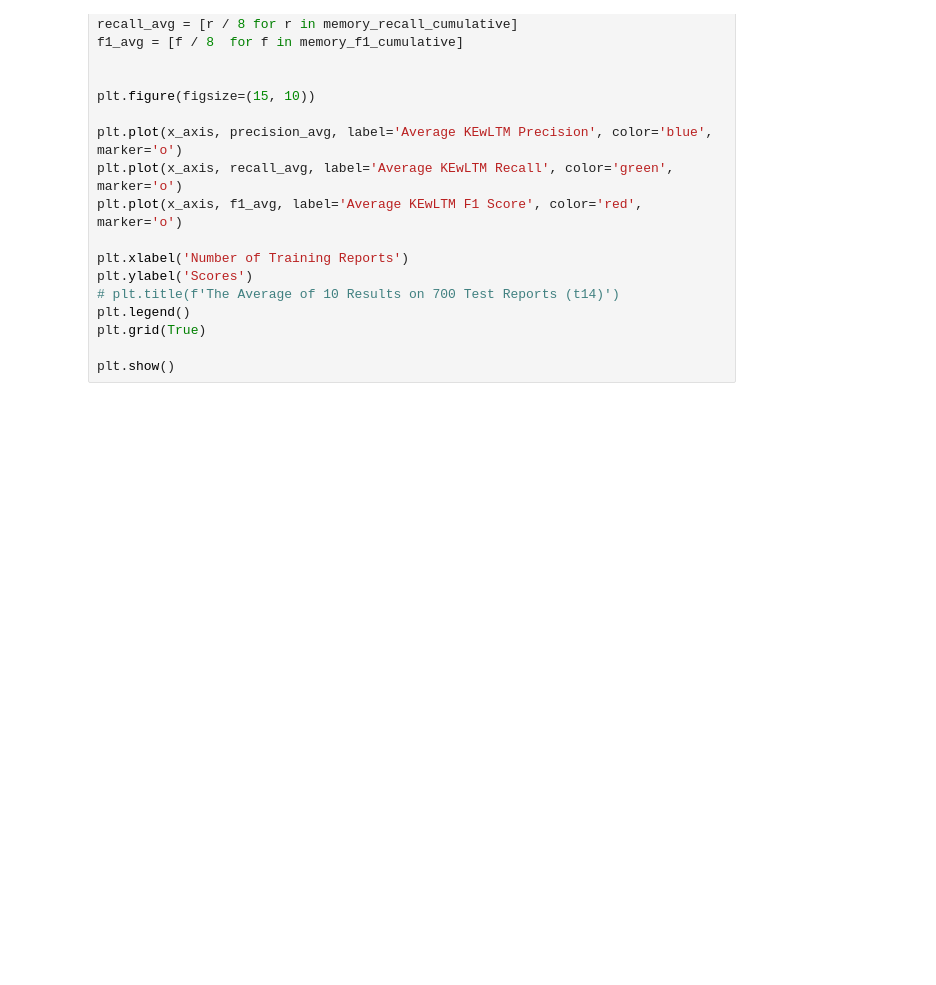
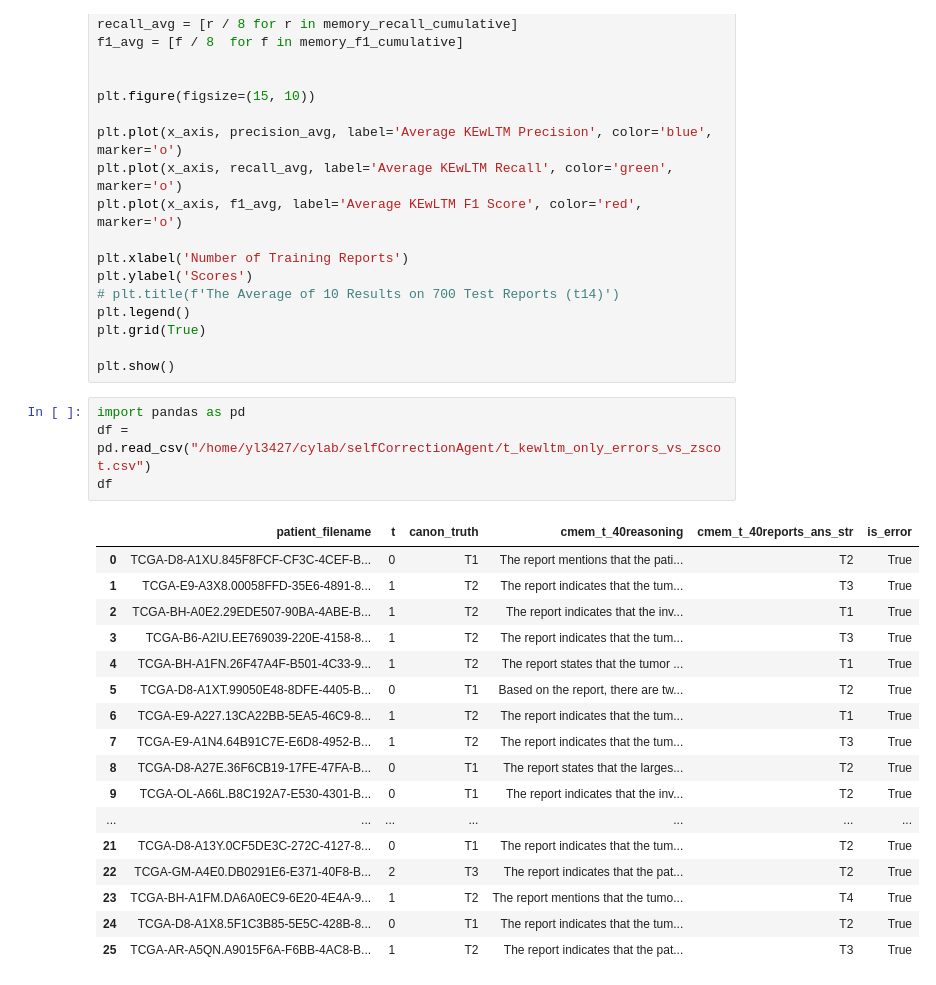
Before and after one commit to CYang-CCI-Lab/selfCorrectionAgent, a Jupyter notebook: final_eval.ipynb, the cells around one changed output. Cells and saved outputs as stored; diff of their text form; blank space fills up the shorter version.

```diff
--- a/final_eval.ipynb
+++ b/final_eval.ipynb
@@ -1368,3 +852,25 @@ plt.legend()
 plt.grid(True)
 
 plt.show()
+# %%
+import pandas as pd
+df = pd.read_csv("/home/yl3427/cylab/selfCorrectionAgent/t_kewltm_only_errors_vs_zscot.csv")
+df
+# %% [output]
+|  | patient_filename | t | canon_truth | cmem_t_40reasoning | cmem_t_40reports_ans_str | is_error |
+| 0 | TCGA-D8-A1XU.845F8FCF-CF3C-4CEF-B... | 0 | T1 | The report mentions that the pati... | T2 | True |
+| 1 | TCGA-E9-A3X8.00058FFD-35E6-4891-8... | 1 | T2 | The report indicates that the tum... | T3 | True |
+| 2 | TCGA-BH-A0E2.29EDE507-90BA-4ABE-B... | 1 | T2 | The report indicates that the inv... | T1 | True |
+| 3 | TCGA-B6-A2IU.EE769039-220E-4158-8... | 1 | T2 | The report indicates that the tum... | T3 | True |
+| 4 | TCGA-BH-A1FN.26F47A4F-B501-4C33-9... | 1 | T2 | The report states that the tumor ... | T1 | True |
+| 5 | TCGA-D8-A1XT.99050E48-8DFE-4405-B... | 0 | T1 | Based on the report, there are tw... | T2 | True |
+| 6 | TCGA-E9-A227.13CA22BB-5EA5-46C9-8... | 1 | T2 | The report indicates that the tum... | T1 | True |
+| 7 | TCGA-E9-A1N4.64B91C7E-E6D8-4952-B... | 1 | T2 | The report indicates that the tum... | T3 | True |
+| 8 | TCGA-D8-A27E.36F6CB19-17FE-47FA-B... | 0 | T1 | The report states that the larges... | T2 | True |
+| 9 | TCGA-OL-A66L.B8C192A7-E530-4301-B... | 0 | T1 | The report indicates that the inv... | T2 | True |
+| ... | ... | ... | ... | ... | ... | ... |
+| 21 | TCGA-D8-A13Y.0CF5DE3C-272C-4127-8... | 0 | T1 | The report indicates that the tum... | T2 | True |
+| 22 | TCGA-GM-A4E0.DB0291E6-E371-40F8-B... | 2 | T3 | The report indicates that the pat... | T2 | True |
+| 23 | TCGA-BH-A1FM.DA6A0EC9-6E20-4E4A-9... | 1 | T2 | The report mentions that the tumo... | T4 | True |
+| 24 | TCGA-D8-A1X8.5F1C3B85-5E5C-428B-8... | 0 | T1 | The report indicates that the tum... | T2 | True |
+| 25 | TCGA-AR-A5QN.A9015F6A-F6BB-4AC8-B... | 1 | T2 | The report indicates that the pat... | T3 | True |
```
Also changed, not shown: parts of 6 cells of this notebook, 45 other files.
